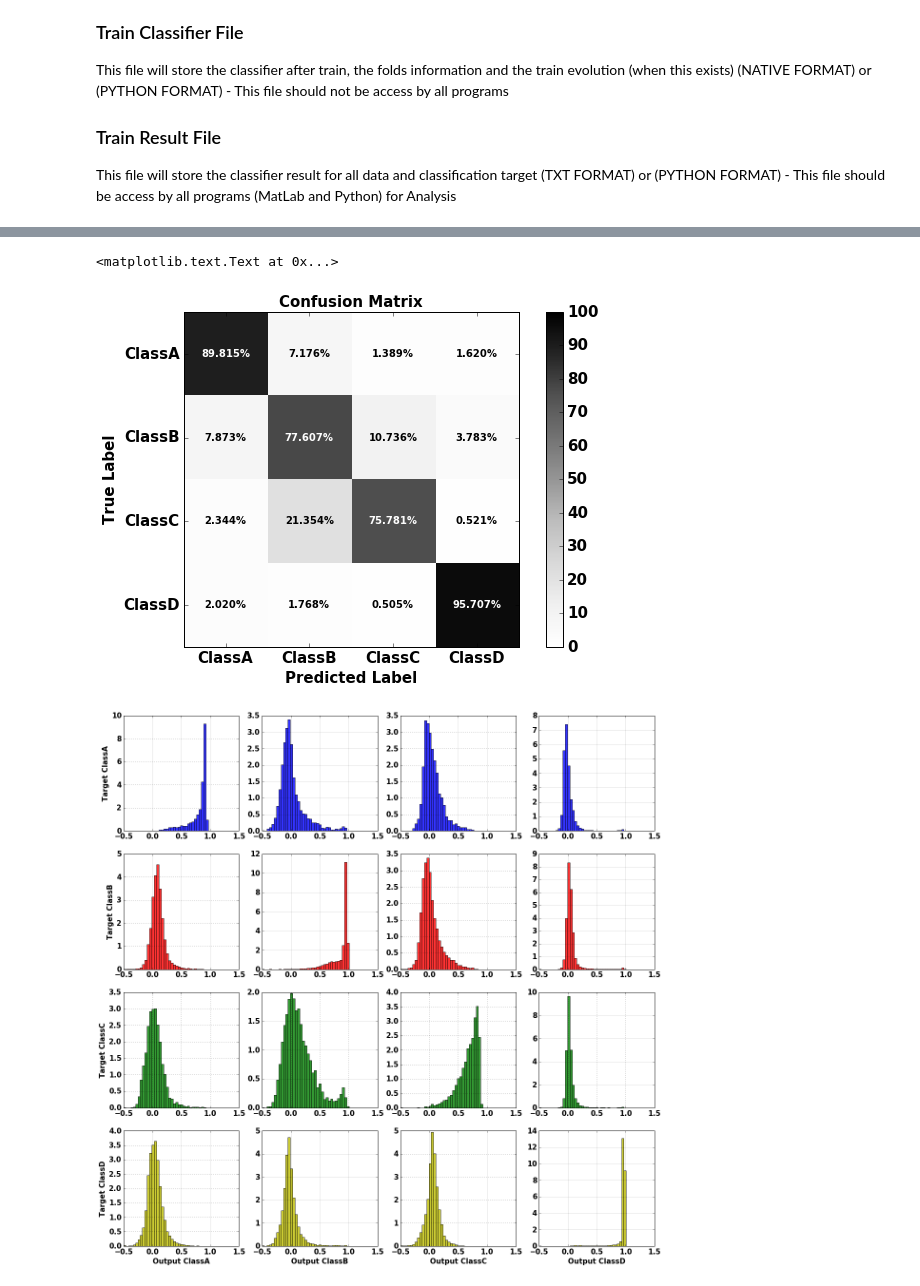
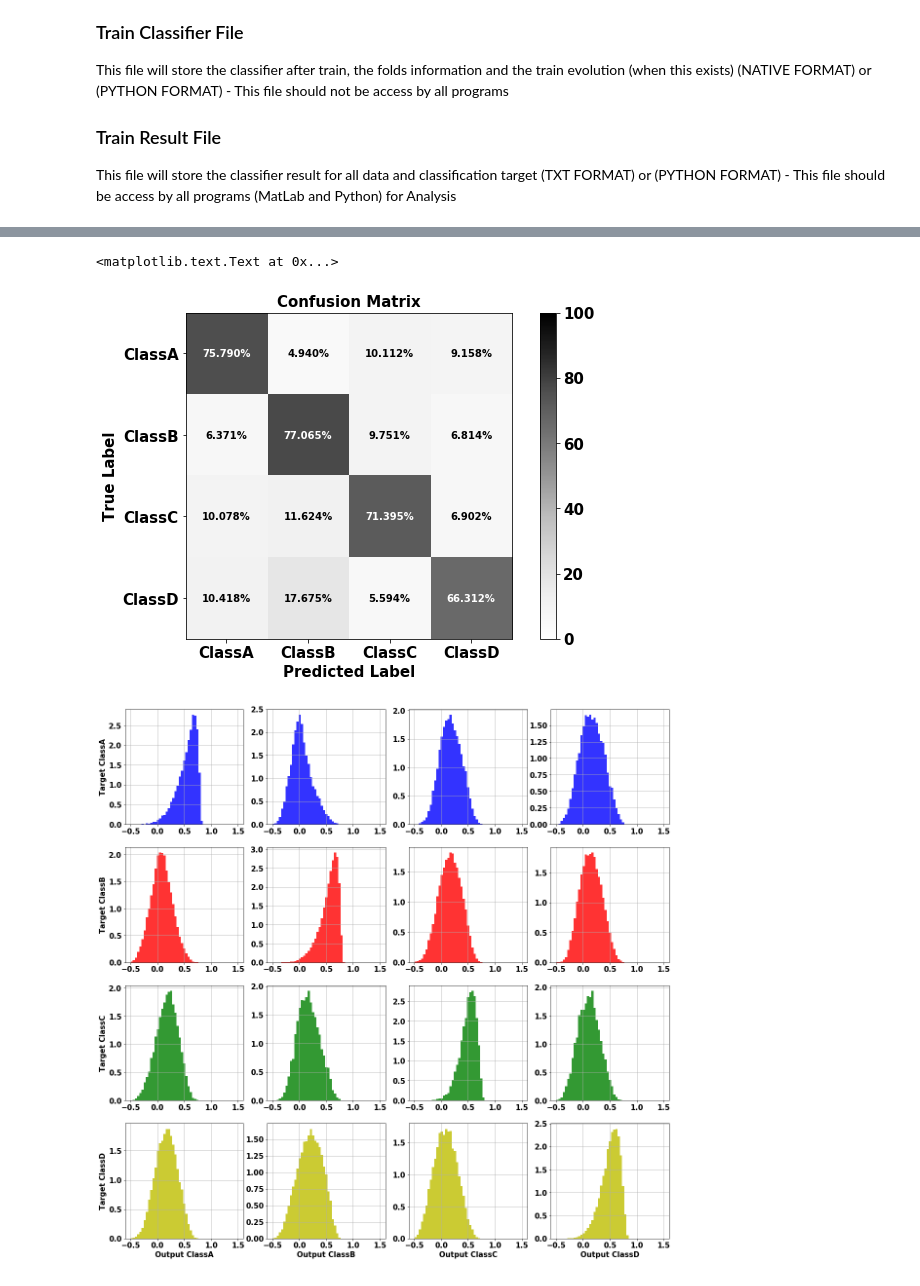
Before and after one commit to natmourajr/SonarAnalysis, a Jupyter notebook: Packages/Classification/NeuralNetwork/FullDataClassificationTrain.ipynb, the cells around one changed output, grey strips where cells are left out. Drawn from its saved outputs; the diff is of its cells as text; code cells hidden in the pictures.

```diff
--- a/Packages/Classification/NeuralNetwork/FullDataClassificationTrain.ipynb
+++ b/Packages/Classification/NeuralNetwork/FullDataClassificationTrain.ipynb
@@ -51,22 +59,0 @@ Time to read data file: 1.59125208855 seconds
-# %%
-# Get data in correct format
-from keras.utils import np_utils
-
-# create a full data vector
-all_data = {};
-all_trgt = {};
-
-for iclass, class_label in enumerate(class_labels):
-    for irun in range(len(data[iclass])):
-        if len(all_data) == 0:
-            all_data = data[iclass][irun]['Signal']
-            all_trgt = (iclass)*np.ones(data[iclass][irun]['Signal'].shape[1])
-        else:
-            all_data = np.append(all_data,data[iclass][irun]['Signal'],axis=1)
-            all_trgt = np.append(all_trgt,(iclass)*np.ones(data[iclass][irun]
-                                                           ['Signal'].shape[1]),axis=0)
-
-all_data = all_data.transpose()
-
-# turn targets in sparse mode
-trgt_sparse = np_utils.to_categorical(all_trgt)
@@ -284,19 +334,18 @@ ax.set_aspect(1)
 
 from sklearn.metrics import confusion_matrix
 
-class_labels=["ClassA", "ClassB", "ClassC","ClassD"]
+labels = class_labels.values()
 
-choose_date = '2016_08_02_11_01_14'
-classifiers_name = result_analysis_path+'/classifiers_files'+'/'+choose_date+'_classifiers'
-classifiers_file = open(classifiers_name+'.pickle', "r")
-[classifiers,trn_desc] = pickle.load(classifiers_file)
+# read trained model
+choose_date = '2017_07_03_17_19_49'
+ifold = 0
 
-train_info_name = result_analysis_path+'/train_info_files'+'/'+choose_date+'_train_info.jbl'
-train_info = joblib.load(train_info_name)
+base_name = files_results_path+'/'+choose_date+'_'
 
-train_info = train_info[0]
+train_info_name = base_name+"%i_fold_trn_desc.jbl"%(ifold)
+[train_info,n_neurons,trn_desc] = joblib.load(train_info_name)
 
-ifold = 1
+ifold = 0
 train_id, test_id = train_info['CVO'][ifold]
 
 # normalize data based in train set
@@ -309,7 +358,12 @@ elif train_info['norm'] == 'mapminmax':
 
 norm_all_data = scaler.transform(all_data)
 
-output = classifiers[ifold].predict(norm_all_data)
+from keras.models import load_model
+load_file_name = base_name+"%i_fold_classifier.h5"%(ifold)
+model = load_model(load_file_name)
+
+
+output = model.predict(norm_all_data)
 all_output = np.argmax(output,axis=1)
 #confusion_matrix(trgt_sparse, output, labels=["ClassA", "ClassB", "ClassC","ClassD"])
 cm = confusion_matrix(all_trgt[test_id], all_output[test_id])
@@ -331,18 +385,18 @@ for x in xrange(width):
 
 ax.set_title('Confusion Matrix',fontweight='bold',fontsize=15)
 fig.colorbar(im)
-tick_marks = np.arange(len(class_labels))
+tick_marks = np.arange(len(labels))
 ax.xaxis.set_ticks(tick_marks)
-ax.xaxis.set_ticklabels(class_labels)
+ax.xaxis.set_ticklabels(labels)
 
 ax.yaxis.set_ticks(tick_marks)
-ax.yaxis.set_ticklabels(class_labels)
+ax.yaxis.set_ticklabels(labels)
 
 ax.set_ylabel('True Label',fontweight='bold',fontsize=15)
 ax.set_xlabel('Predicted Label',fontweight='bold',fontsize=15)
 # %% [output]
 <matplotlib.text.Text at 0x...>
-[figure, old version]
+[figure, new version]
 # %%
 import matplotlib.pyplot as plt
 %matplotlib inline
@@ -356,21 +410,16 @@ plt.rc('font', weight='bold')
 
 fig, ax = plt.subplots(figsize=(20,20),nrows=4, ncols=4)
 
+labels = class_labels.values()
 
-class_labels=["ClassA", "ClassB", "ClassC","ClassD"]
+# read trained model
+choose_date = '2017_07_03_17_19_49'
+ifold = 0
 
-choose_date = '2016_08_02_11_01_14'
-classifiers_name = result_analysis_path+'/classifiers_files'+'/'+choose_date+'_classifiers'
-classifiers_file = open(classifiers_name+'.pickle', "r")
-[classifiers,trn_desc] = pickle.load(classifiers_file)
+base_name = files_results_path+'/'+choose_date+'_'
 
-train_info_name = result_analysis_path+'/train_info_files'+'/'+choose_date+'_train_info.jbl'
-train_info = joblib.load(train_info_name)
-
-train_info = train_info[0]
-
-ifold = 1
-train_id, test_id = train_info['CVO'][ifold]
+train_info_name = base_name+"%i_fold_trn_desc.jbl"%(ifold)
+[train_info,n_neurons,trn_desc] = joblib.load(train_info_name)
 
 # normalize data based in train set
 if train_info['norm'] == 'mapstd':
@@ -381,32 +430,32 @@ elif train_info['norm'] == 'mapminmax':
     scaler = preprocessing.MinMaxScaler().fit(all_data[train_id,:])
 
 norm_all_data = scaler.transform(all_data)
 
-output = classifiers[ifold].predict(norm_all_data)
+output = model.predict(norm_all_data)
 
 from sklearn.neighbors import KernelDensity
 
 m_bins = np.linspace(-0.5, 1.5, 50)
 
 m_colors = ['b', 'r', 'g', 'y']
 
 kernel = 'gaussian' # other kernels: 'gaussian', 'tophat',
                     #'epanechnikov', 'exponential', 'linear', 'cosine'
 for i_target in range(trgt_sparse.shape[1]):
     for i_output in range(output.shape[1]):
         subplot_id = output.shape[1]*i_target+i_output
         m_pts = output[all_trgt==i_target,i_output]
 
         n, bins, patches = ax[i_target,i_output].hist(m_pts,bins=m_bins,
                                                       fc=m_colors[i_target],
                                                       alpha=0.8, normed=1)
 
         if i_output == 0:
             ax[i_target,i_output].set_ylabel('Target %s'%(class_labels[i_target]),
                                              fontweight='bold',fontsize=15)
         if i_target == 3:
             ax[i_target,i_output].set_xlabel('Output %s'%(class_labels[i_output]),
                                              fontweight='bold',fontsize=15)
         ax[i_target,i_output].grid()
 # %% [output]
-[figure, old version]
+[figure, new version]
```
Also changed, not shown: parts of 12 cells of this notebook, 10 other files.
